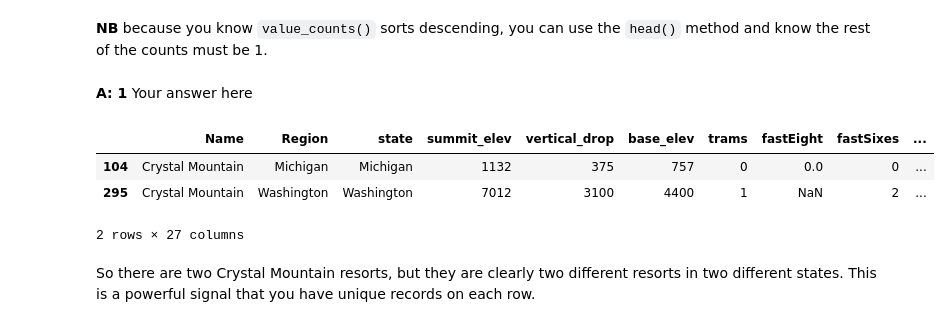
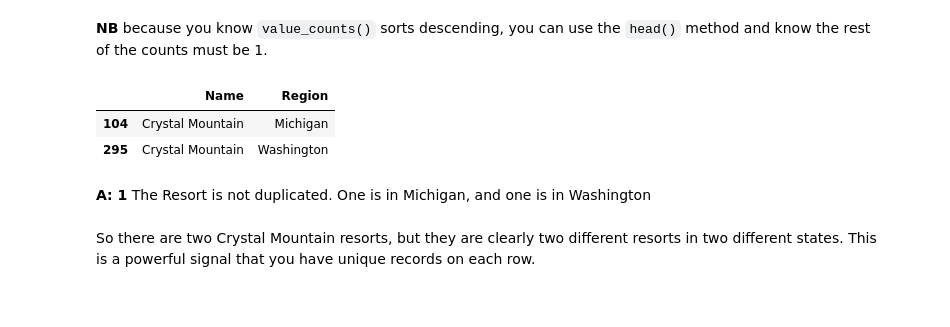
Before and after one commit to marcmehrotra/Springboard, a Jupyter notebook: Guided Capstone Project/Code/02_data_wrangling.ipynb, the cells around one changed output. Drawn from its saved outputs; the diff is of its cells as text; code cells hidden in the pictures.

```diff
--- a/Guided Capstone Project/Code/02_data_wrangling.ipynb
+++ b/Guided Capstone Project/Code/02_data_wrangling.ipynb
@@ -83,7 +83,7 @@ There are some fundamental questions to resolve in this notebook before you move
 ## 2.5 Load The Ski Resort Data<a id='2.5_Load_The_Ski_Resort_Data'></a>
 # %%
 # the supplied CSV data file is the raw_data directory
-ski_data = pd.read_csv('../raw_data/ski_resort_data.csv')
+ski_data = pd.read_csv('../Data/ski_resort_data.csv')
 # %% [markdown]
 Good first steps in auditing the data are the info method and displaying the first few records with head.
 # %%
@@ -305,15 +300,14 @@ Alpine Valley, Ohio       1
 dtype: int64
 # %% [markdown]
 **NB** because you know `value_counts()` sorts descending, you can use the `head()` method and know the rest of the counts must be 1.
-# %% [markdown]
-**A: 1** Your answer here
 # %%
-ski_data[ski_data['Name'] == 'Crystal Mountain']
+ski_data[ski_data.Name == 'Crystal Mountain'][['Name','Region']]
 # %% [output]
-|  | Name | Region | state | summit_elev | vertical_drop | base_elev | trams | fastEight | fastSixes | ... |
-| 104 | Crystal Mountain | Michigan | Michigan | 1132 | 375 | 757 | 0 | 0.0 | 0 | ... |
-| 295 | Crystal Mountain | Washington | Washington | 7012 | 3100 | 4400 | 1 | NaN | 2 | ... |
+|  | Name | Region |
+| 104 | Crystal Mountain | Michigan |
+| 295 | Crystal Mountain | Washington |
-2 rows × 27 columns
+# %% [markdown]
+**A: 1** The Resort is not duplicated.  One is in Michigan, and one is in Washington
 # %% [markdown]
 So there are two Crystal Mountain resorts, but they are clearly two different resorts in two different states. This is a powerful signal that you have unique records on each row.
 # %% [markdown]
```
Also changed, not shown: parts of 37 cells of this notebook.
